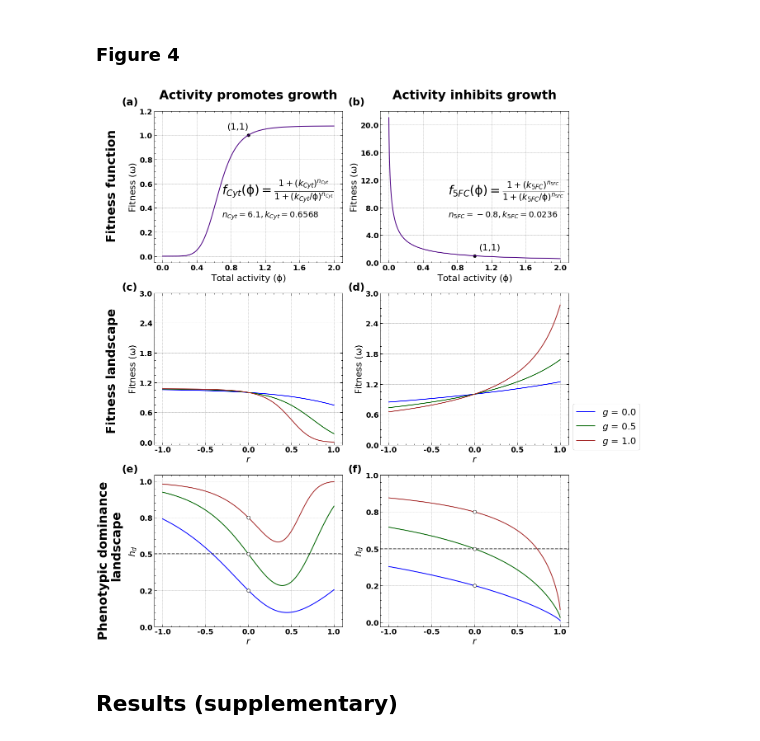
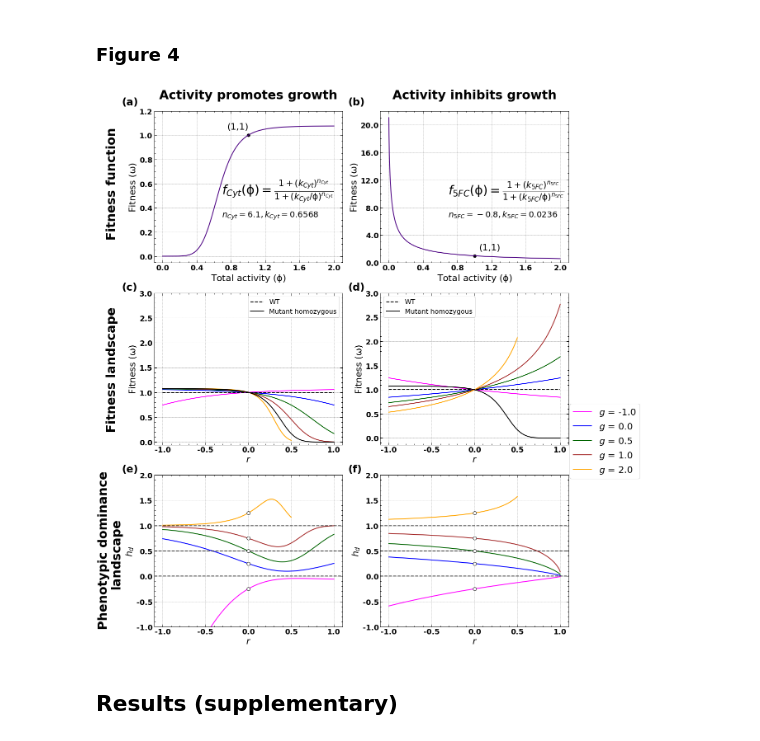
Before and after one commit to Landrylab/Dominance_model_2025, a Jupyter notebook: Scripts/Dominance_model_figures.ipynb, the cells around one changed output. Drawn from its saved outputs; the diff is of its cells as text; code cells hidden in the pictures.

```diff
--- a/Scripts/Dominance_model_figures.ipynb
+++ b/Scripts/Dominance_model_figures.ipynb
@@ -338,8 +338,8 @@ Mut_homo_results = Mutant_homozygous(r_vals=np.linspace(-1,1,201))
 s1 = Mut_homo_results["mono"]["s1"]
 s2 = Mut_homo_results["mono"]["s2"]
 
-# calling the helper function for Heterozygous dimer system for r values of (-1,1) and g values of [0.0, 0.5, 1.0]
-Het_results = Heterozygous(r_vals=np.linspace(-1,1,201), g_vals=[0.0, 0.5, 1.0], s1=s1, s2=s2)
+# calling the helper function for Heterozygous dimer system for r values of (-1,1) and g values of [-1.0, 0.0, 0.5, 1.0, 2.0]
+Het_results = Heterozygous(r_vals=np.linspace(-1,1,201), g_vals=[-1.0, 0.0, 0.5, 1.0, 2.0], s1=s1, s2=s2)
 
 # setting heterodimer equilibrium concentrations for heterospecificity
 cAB_fraction = np.array([0.00, 0.25, 0.50, 0.75, 1.00])
@@ -364,6 +364,10 @@ act_r_hetero = Het_results["rel"]["act"]
 activity_cr = [Het_spec_r[i]["act"] for i in range(len(Het_spec_r))]
 activity_cg = [Het_spec_g[i]["act"] for i in range(len(Het_spec_g))]
 
+fit1_WT = WT_results["mono"]["fit1"]
+fit2_WT = WT_results["mono"]["fit2"]
+fit1_homo_mut = Mut_homo_results["mono"]["fit1"]
+fit2_homo_mut = Mut_homo_results["mono"]["fit2"]
 fit1_d_hetero = Het_results["di"]["fit1"]
 fit2_d_hetero = Het_results["di"]["fit2"]
 h1_d = Het_results["di"]["h1"]
@@ -541,55 +534,68 @@ for i, data, yticks, nk, funcname, title, panel in fig4ab_data:
 
 """panels (c), (d), (e), (f) : fitness landscapes, phenotypic dominance landscapes"""
 
-colors = ["blue", "darkgreen", "brown"]
+colors = ["magenta", "blue", "darkgreen", "brown", "orange"]
+g_vals_fig4 = np.array([-1.0,0.0,0.5,1.0,2.0])
+
+fit1_WT_vals = fit1_WT*np.ones_like(r_vals)
+fit2_WT_vals = fit2_WT*np.ones_like(r_vals)
 
 # x and y ticks
 xticks_fig4cdef = np.linspace(-1,1,5)
-yticks_fig4cd = np.linspace(0,3,6)
-yticks_fig4ef = np.linspace(0,1,5)
+yticks_fig4cd = np.linspace(0,3,7)
+yticks_fig4ef = np.linspace(-1,2,7)
 
-fig4cdef_data = [("10", fit1_d_hetero, yticks_fig4cd, r"Fitness ($\mathrm{\omega}$)", "(c)"),
-                 ("11", fit2_d_hetero, yticks_fig4cd, r"Fitness ($\mathrm{\omega}$)", "(d)"),
-                 ("20", h1_d, yticks_fig4ef, r"$h_d$", "(e)"),
-                 ("21", h2_d, yticks_fig4ef, r"$h_d$", "(f)")]
+fig4cdef_data = [("10", fit1_d_hetero, (fit1_WT_vals, fit1_homo_mut), yticks_fig4cd, r"Fitness ($\mathrm{\omega}$)", "(c)"),
+                 ("11", fit2_d_hetero, (fit1_WT_vals, fit1_homo_mut), yticks_fig4cd, r"Fitness ($\mathrm{\omega}$)", "(d)"),
+                 ("20", h1_d, _, yticks_fig4ef, r"$h_d$", "(e)"),
+                 ("21", h2_d, _, yticks_fig4ef, r"$h_d$", "(f)")]
 
-for i, data, yticks, ylabel, panel in fig4cdef_data:
+for i, data, data1, yticks, ylabel, panel in fig4cdef_data:
     ax = axs[i]
-    for j, g in enumerate(g_vals):
+    for j, g in enumerate(g_vals_fig4):
         ax.plot(r_vals, data[j], color=colors[j], label=f"$g$ = {g}")
+
+    # plot WT and mutant homozygotes fitness
+    if i[0] == "1":
+        line1, = ax.plot(r_vals, data1[0], linestyle="--", linewidth=2, color="black", alpha=1.0, label="WT")
+        line2, = ax.plot(r_vals, data1[1], linewidth=2, color="black", alpha=1.0, label="Mutant homozygous")
+        ax.legend(handles=[line1, line2], labels=["WT", "Mutant homozygous"])
 
     # mark undefined regions in h_d plots
     if i[0] == "2":
+        ax.set_ylim(-1.0,2.0)
+        ax.axhline(0.0, linestyle="--", linewidth=2, color="black", alpha=0.7) # h_d=0.0
         ax.axhline(0.5, linestyle="--", linewidth=2, color="black", alpha=0.7) # h_d=0.5
+        ax.axhline(1.0, linestyle="--", linewidth=2, color="black", alpha=0.7) # h_d=1.0
         nan_idx = 100
         r_nan = r_vals[nan_idx]
         for i in range(data.shape[0]):
             left = data[i, nan_idx-1]
             right = data[i, nan_idx+1]
             h_nan = (left + right) / 2
             ax.plot(r_nan, h_nan, marker="o", markersize=8, markerfacecolor="white", markeredgecolor="black")
 
     # x and y ticks and labels
     ax.set_xticks(xticks_fig4cdef, labels=np.round(xticks_fig4cdef, 1), fontsize=18, fontweight="bold")
     ax.set_yticks(yticks, labels=np.round(yticks, 1), fontsize=18, fontweight="bold")
     ax.set_xlabel("$r$", fontsize=22)
     ax.set_ylabel(ylabel, fontsize=22)
 
     # panel annotation
     ax.annotate(panel, xy=(-0.17, 1.02), xycoords="axes fraction", fontsize=25, fontweight="bold")
 
 # row headers
-plt.text(-4.3, 2.6, "Fitness function", fontsize=30, fontweight="bold", rotation=90)
-plt.text(-4.3, 1.3, "Fitness landscape", fontsize=30, fontweight="bold", rotation=90)
-plt.text(-4.4, -0.1, "Phenotypic dominance", fontsize=30, fontweight="bold", rotation=90)
-plt.text(-4.25, 0.3, "landscape", fontsize=30, fontweight="bold", rotation=90)
+plt.text(-4.3, 6.7, "Fitness function", fontsize=30, fontweight="bold", rotation=90)
+plt.text(-4.3, 2.9, "Fitness landscape", fontsize=30, fontweight="bold", rotation=90)
+plt.text(-4.4, -1.0, "Phenotypic dominance", fontsize=30, fontweight="bold", rotation=90)
+plt.text(-4.25, -0.2, "landscape", fontsize=30, fontweight="bold", rotation=90)
 
 plt.legend(bbox_to_anchor=[1.4,1.5], fontsize=22)
 plt.subplots_adjust(hspace=0.2)
-plt.savefig("Figure4.pdf", dpi=800)
+plt.savefig("../Figures/Main_figures/Figure4.pdf", dpi=800)
 plt.show()
 # %% [output]
-[figure, old version]
+[figure, new version]
 # %% [markdown]
 ## **Results (supplementary)**
 # %%
```
Also changed, not shown: parts of 8 cells of this notebook, 9 other files.
